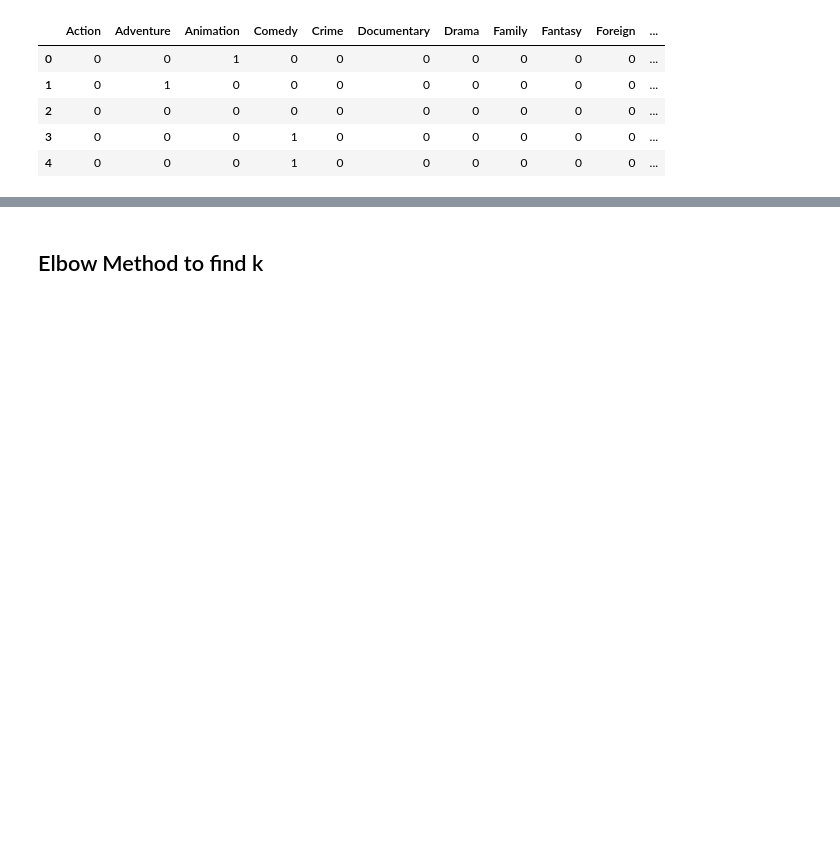
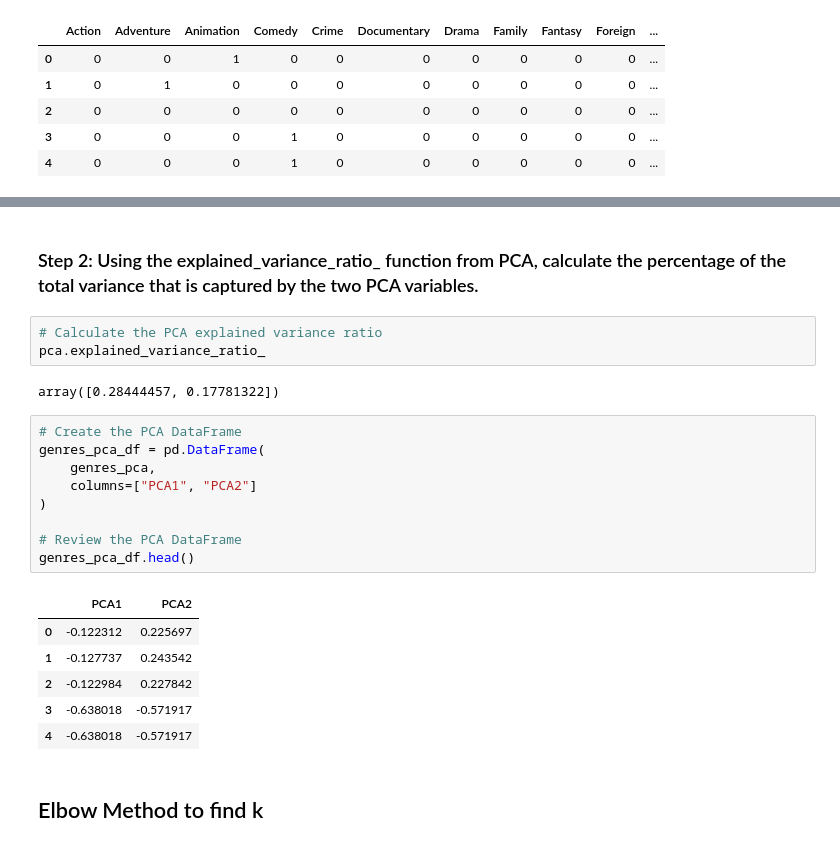
Before and after one commit to a-dhil/movie-recommendation, a Jupyter notebook: segmenting_movies.ipynb, the cells around one changed output, grey strips where cells are left out. Drawn from its saved outputs; the diff is of its cells as text; blank space fills up the shorter version.

```diff
--- a/segmenting_movies.ipynb
+++ b/segmenting_movies.ipynb
@@ -76,3 +99,26 @@ genresinfo.head()
+# %% [markdown]
+### Step 2: Using the explained_variance_ratio_ function from PCA, calculate the percentage of the total variance that is captured by the two PCA variables.
+# %%
+# Calculate the PCA explained variance ratio
+pca.explained_variance_ratio_
+# %% [output]
+array([0.28444457, 0.17781322])
+# %%
+# Create the PCA DataFrame
+genres_pca_df = pd.DataFrame(
+    genres_pca,
+    columns=["PCA1", "PCA2"]
+)
+
+# Review the PCA DataFrame
+genres_pca_df.head()
+# %% [output]
+|  | PCA1 | PCA2 |
+| 0 | -0.122312 | 0.225697 |
+| 1 | -0.127737 | 0.243542 |
+| 2 | -0.122984 | 0.227842 |
+| 3 | -0.638018 | -0.571917 |
+| 4 | -0.638018 | -0.571917 |
 # %% [markdown]
 ## Elbow Method to find k
 # %%
```
Also changed, not shown: parts of 9 cells of this notebook.
